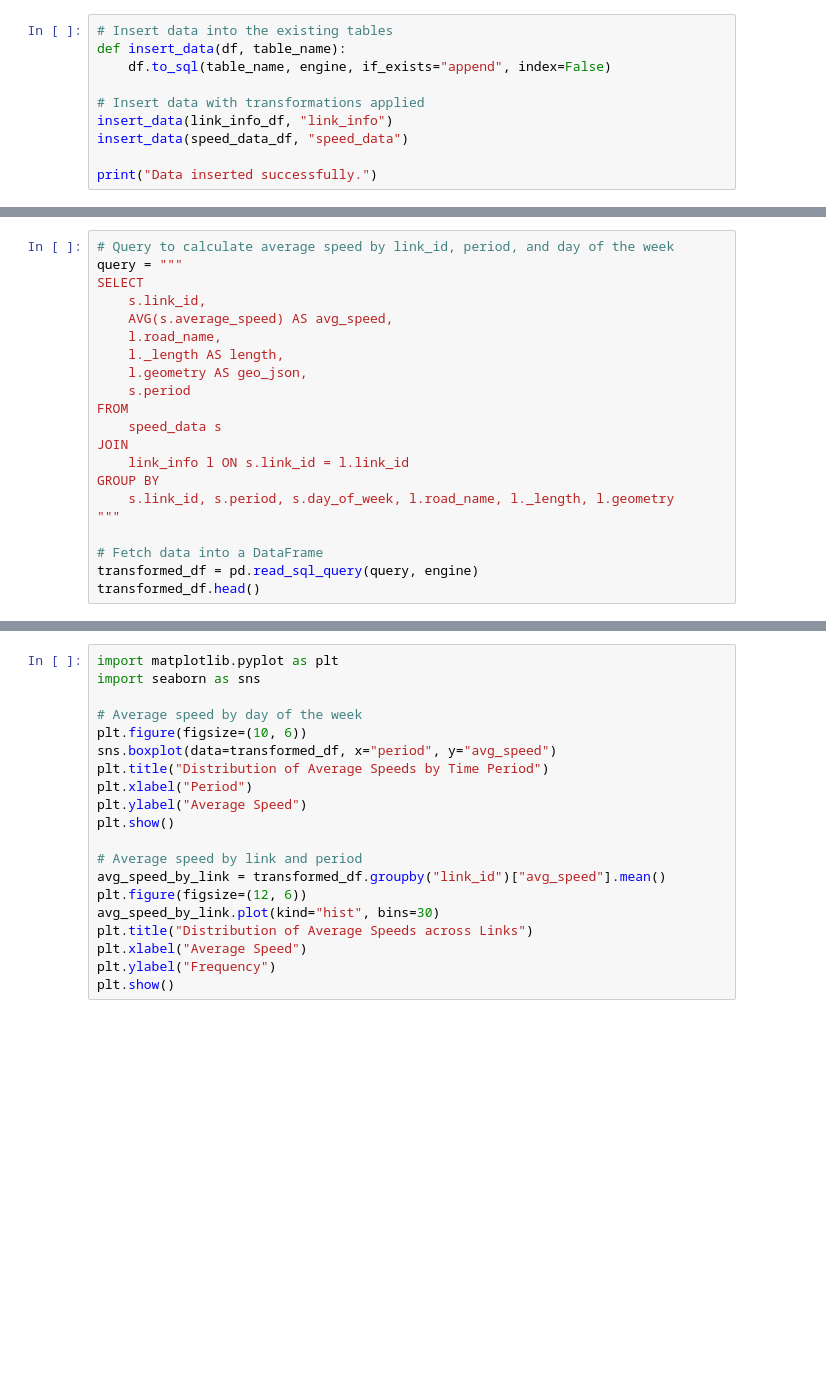
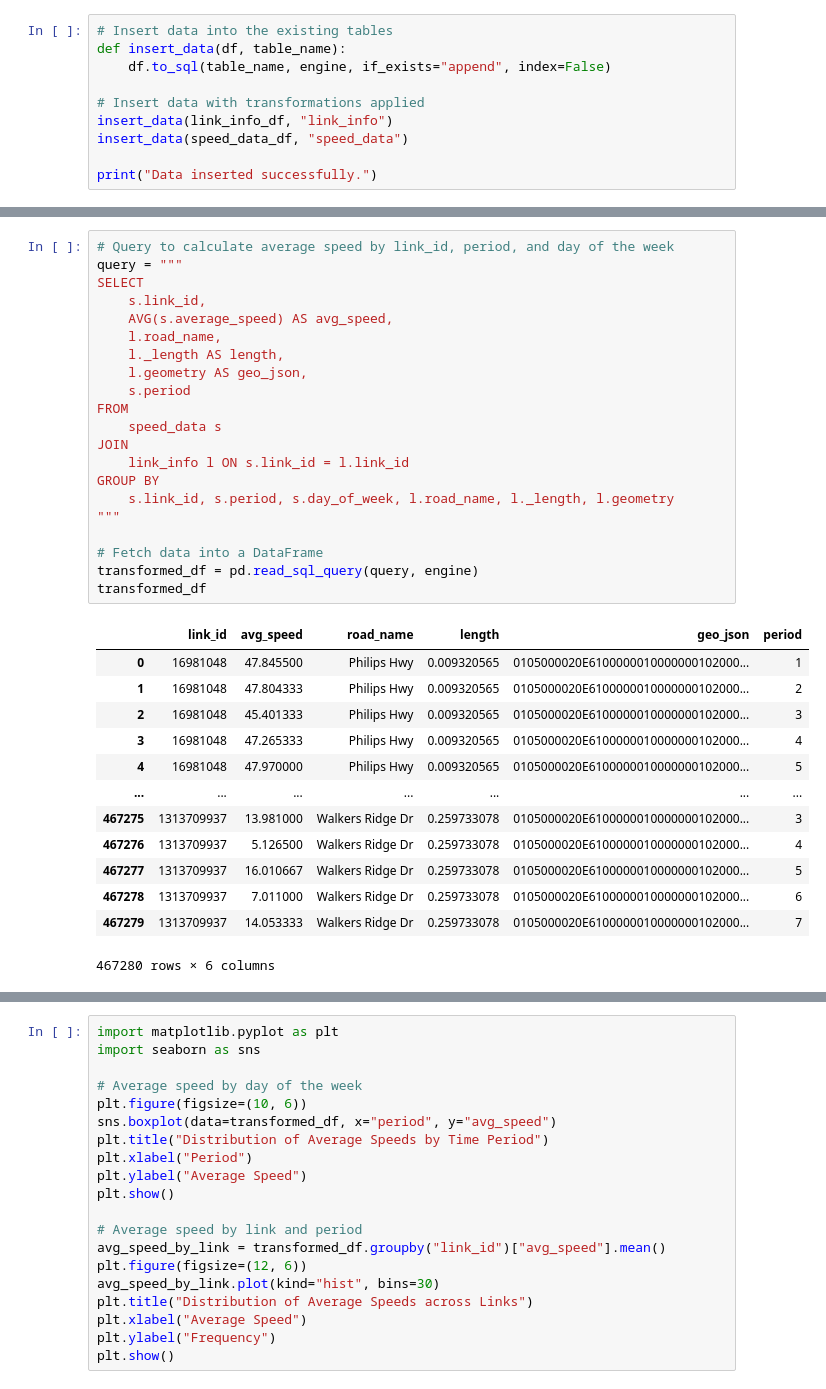
Before and after one commit to GuiBo79/urban-sdk, a Jupyter notebook: notebooks/urban-sdk.ipynb, the cells around one changed output, grey strips where cells are left out. Cells and saved outputs as stored; diff of their text form; blank space fills up the shorter version.

```diff
--- a/notebooks/urban-sdk.ipynb
+++ b/notebooks/urban-sdk.ipynb
@@ -86,24 +153,38 @@ print(speed_data_df.isnull().sum())
 # %%
 # Query to calculate average speed by link_id, period, and day of the week
 query = """
 SELECT
     s.link_id,
     AVG(s.average_speed) AS avg_speed,
     l.road_name,
     l._length AS length,
     l.geometry AS geo_json,
     s.period
 FROM
     speed_data s
 JOIN
     link_info l ON s.link_id = l.link_id
 GROUP BY
     s.link_id, s.period, s.day_of_week, l.road_name, l._length, l.geometry
 """
 
 # Fetch data into a DataFrame
 transformed_df = pd.read_sql_query(query, engine)
-transformed_df.head()
+transformed_df
+# %% [output]
+|  | link_id | avg_speed | road_name | length | geo_json | period |
+| 0 | 16981048 | 47.845500 | Philips Hwy | 0.009320565 | 0105000020E6100000010000000102000... | 1 |
+| 1 | 16981048 | 47.804333 | Philips Hwy | 0.009320565 | 0105000020E6100000010000000102000... | 2 |
+| 2 | 16981048 | 45.401333 | Philips Hwy | 0.009320565 | 0105000020E6100000010000000102000... | 3 |
+| 3 | 16981048 | 47.265333 | Philips Hwy | 0.009320565 | 0105000020E6100000010000000102000... | 4 |
+| 4 | 16981048 | 47.970000 | Philips Hwy | 0.009320565 | 0105000020E6100000010000000102000... | 5 |
+| ... | ... | ... | ... | ... | ... | ... |
+| 467275 | 1313709937 | 13.981000 | Walkers Ridge Dr | 0.259733078 | 0105000020E6100000010000000102000... | 3 |
+| 467276 | 1313709937 | 5.126500 | Walkers Ridge Dr | 0.259733078 | 0105000020E6100000010000000102000... | 4 |
+| 467277 | 1313709937 | 16.010667 | Walkers Ridge Dr | 0.259733078 | 0105000020E6100000010000000102000... | 5 |
+| 467278 | 1313709937 | 7.011000 | Walkers Ridge Dr | 0.259733078 | 0105000020E6100000010000000102000... | 6 |
+| 467279 | 1313709937 | 14.053333 | Walkers Ridge Dr | 0.259733078 | 0105000020E6100000010000000102000... | 7 |
+467280 rows × 6 columns
 # %%
 # Query to find  the names of the roads in a given bounding box
 query = """
```
Also changed, not shown: parts of 13 cells of this notebook.
